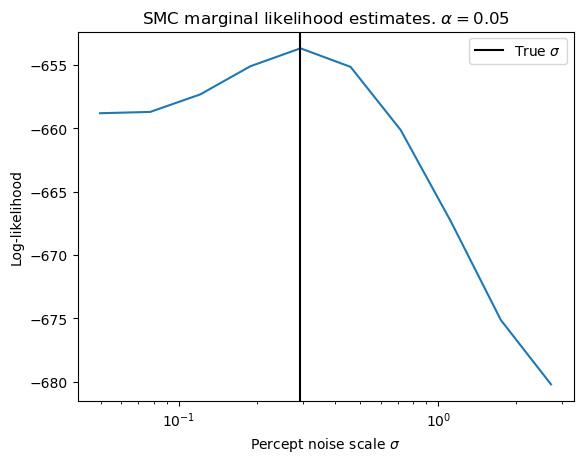
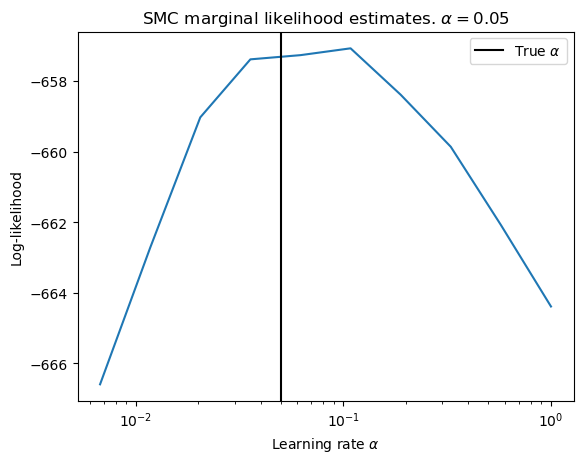
Unified diff of the notebook cell whose output changed from the first chart to the second:
--- before
+++ after
@@ -17,14 +17,13 @@
 alpha_estimates = []
 for i in tqdm(range(n_trials)):
-    # print('*'*(i+1))
     X, Y, _, _ = simulate(T, alpha=true_alpha, sigma=true_sigma, softmax=use_softmax)
 
     lik_vals = []
     # sigma_range = np.exp(np.linspace(-3,1,20))
-    for sigma in sigma_range:
-    # for alpha in alpha_range:
+    # for sigma in sigma_range:
+    for alpha in alpha_range:
         # for sigma in sigma_range:
         # print(alpha)
-        _, lik_estimate = bootstrap_filter(N, (X,Y), alpha=true_alpha, sigma=sigma, softmax=use_softmax)
+        _, lik_estimate = bootstrap_filter(N, (X,Y), alpha=alpha, sigma=true_sigma, softmax=use_softmax)
         lik_vals.append(lik_estimate)
 
@@ -51,12 +50,12 @@
 mean, std = np.mean(vals, axis=0), np.std(vals, axis=0)
 fig, ax = plt.subplots()
-ax.plot(sigma_range, np.sum(vals, axis=0))
-# ax.axvline(x=true_alpha, c='k', label=r'True $\alpha$')
-ax.axvline(x=true_sigma, c='k', label=r'True $\sigma$')
+ax.plot(alpha_range, np.sum(vals, axis=0))
+ax.axvline(x=true_alpha, c='k', label=r'True $\alpha$')
+# ax.axvline(x=true_sigma, c='k', label=r'True $\sigma$')
 # ax.plot(alpha_range, vals.T, c='tab:grey')
 # ax.fill_between(alpha_range, mean-std, mean+std, alpha=0.3, color='tab:blue')
 ax.legend()
-# ax.set_xlabel(r'Learning rate $\alpha$')
-ax.set_xlabel(r'Percept noise scale $\sigma$')
+ax.set_xlabel(r'Learning rate $\alpha$')
+# ax.set_xlabel(r'Percept noise scale $\sigma$')
 ax.set_ylabel('Log-likelihood')
 # ax.set_title(f'SMC marginal likelihood estimates. $\sigma=${true_sigma:1.2f}')

Commit: add learningrules notebook